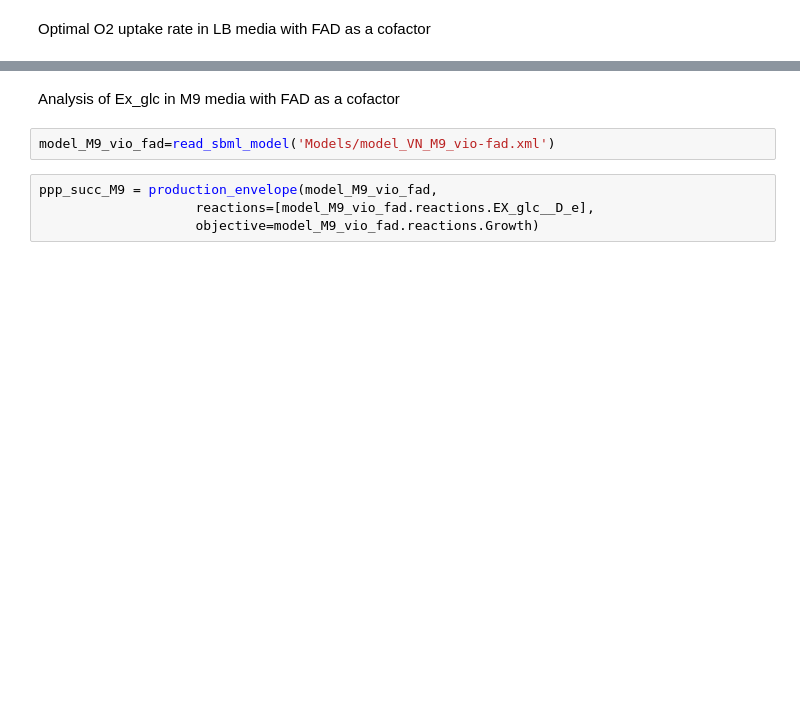
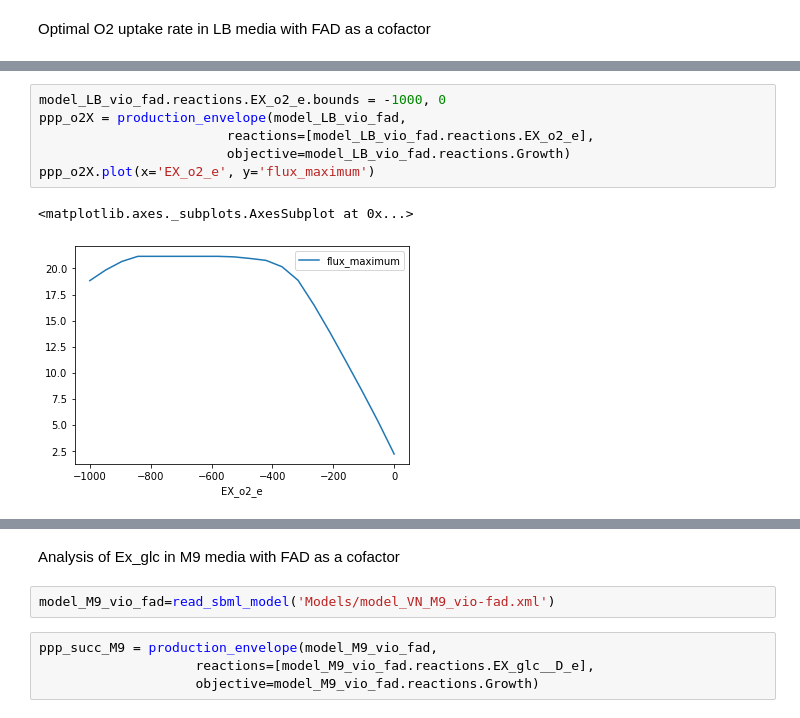
Before and after one commit to 27410/group-assignment-2021-group_1_vibrio_natriegens_2021, a Jupyter notebook: Phenotypic_phase_planes_plotting.ipynb, the cells around one changed output, grey strips where cells are left out. Cells and saved outputs as stored; diff of their text form; blank space fills up the shorter version.

```diff
--- a/Phenotypic_phase_planes_plotting.ipynb
+++ b/Phenotypic_phase_planes_plotting.ipynb
@@ -49 +58,10 @@ ppp_o2_LB = production_envelope(model_LB_vio_fad,
+# %%
+model_LB_vio_fad.reactions.EX_o2_e.bounds = -1000, 0
+ppp_o2X = production_envelope(model_LB_vio_fad,
+                        reactions=[model_LB_vio_fad.reactions.EX_o2_e],
+                        objective=model_LB_vio_fad.reactions.Growth)
+ppp_o2X.plot(x='EX_o2_e', y='flux_maximum')
+# %% [output]
+<matplotlib.axes._subplots.AxesSubplot at 0x...>
+[figure, added]
 # %%
```
Also changed, not shown: parts of 6 cells of this notebook, 3 other files.
